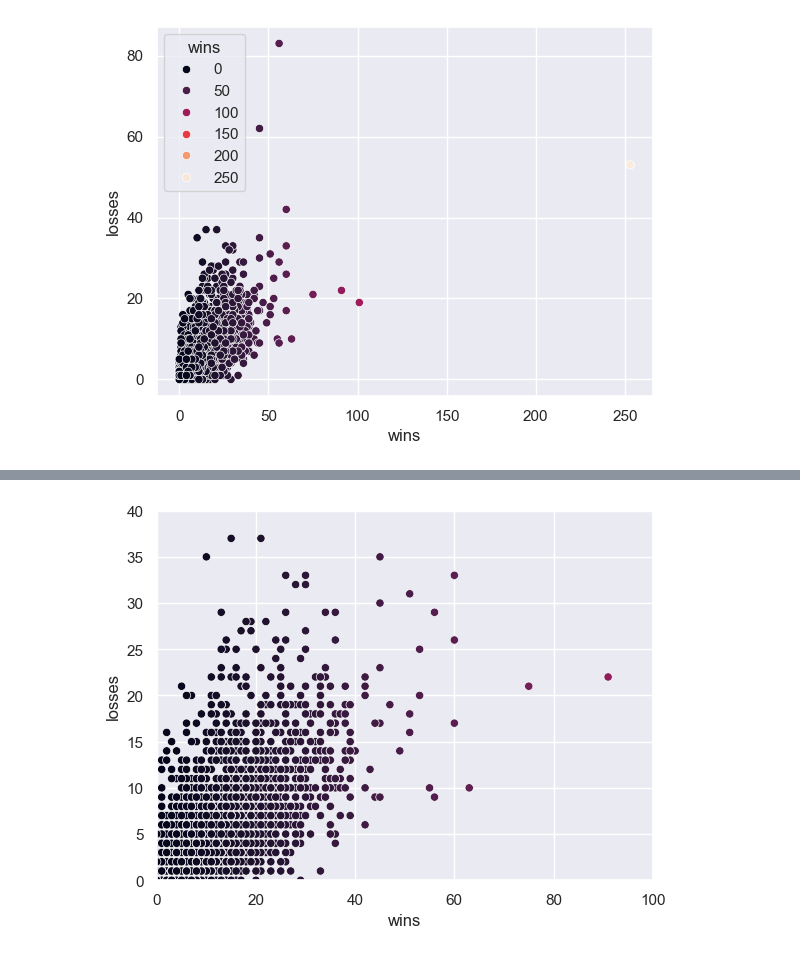
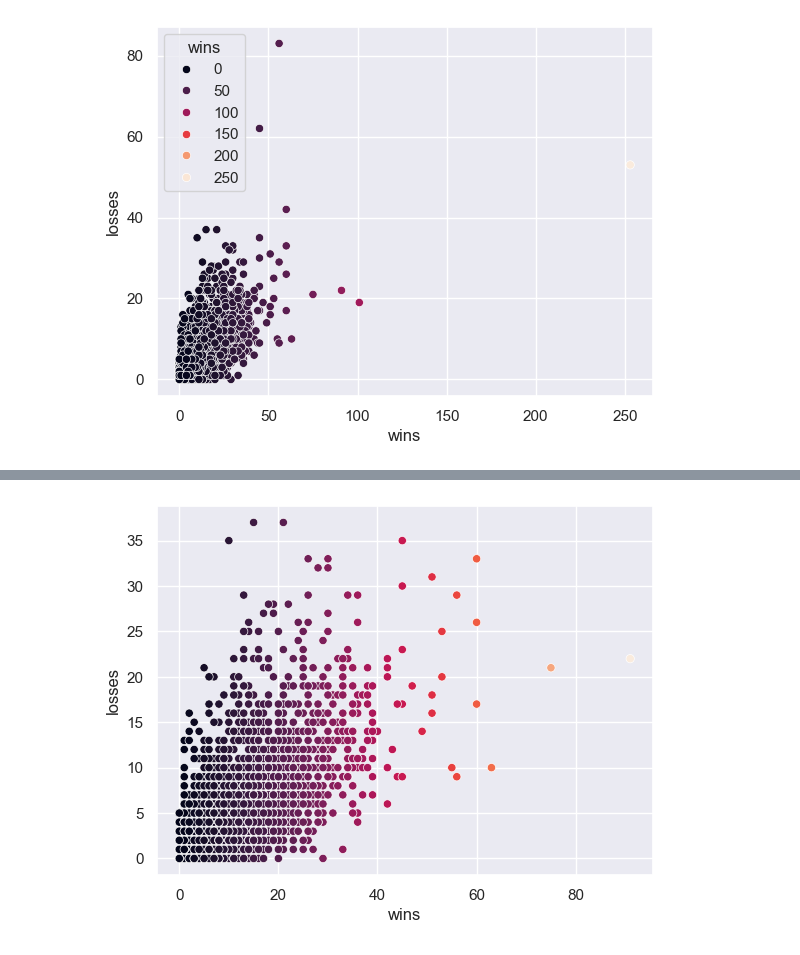
Before and after one commit to Brtsz8/ufc-dataset-analysis, a Jupyter notebook: UFC_analysis_project.ipynb, the cells around one changed output, grey strips where cells are left out. Drawn from its saved outputs; the diff is of its cells as text; code cells hidden in the pictures.

```diff
--- a/UFC_analysis_project.ipynb
+++ b/UFC_analysis_project.ipynb
@@ -148,11 +151,12 @@ df.sort_values('wins' , ascending = False).head()
 # %%
 #there are only 2 figters with more then 100 wins and only 4 fighters with more then 40 losses
 #on this scatter plot we will zoom in on more realistic data
+df_body = df[df['wins'].between(0,100) & df['losses'].between(0,40)]
+
 sns.set_style("darkgrid")
 sns.set_context("notebook", font_scale=1)
-sns.scatterplot(data = df ,x='wins',hue='wins', legend = False, y='losses' , palette="rocket")
-plt.ylim(0,40)
-plt.xlim(0,100)
+
+sns.scatterplot(data = df_body ,x='wins',hue='wins', legend = False, y='losses' , palette="rocket")
 plt.show()
 # %% [output]
-[figure, old version]
+[figure, new version]
```
Also changed, not shown: parts of 4 cells of this notebook.
